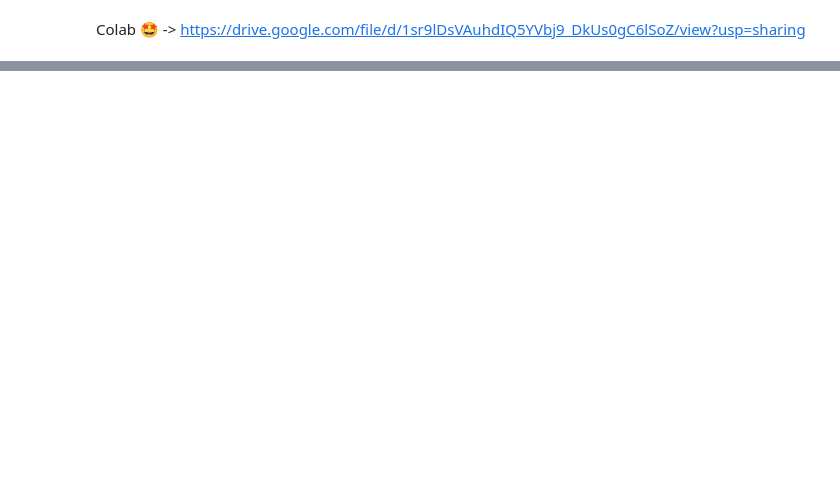
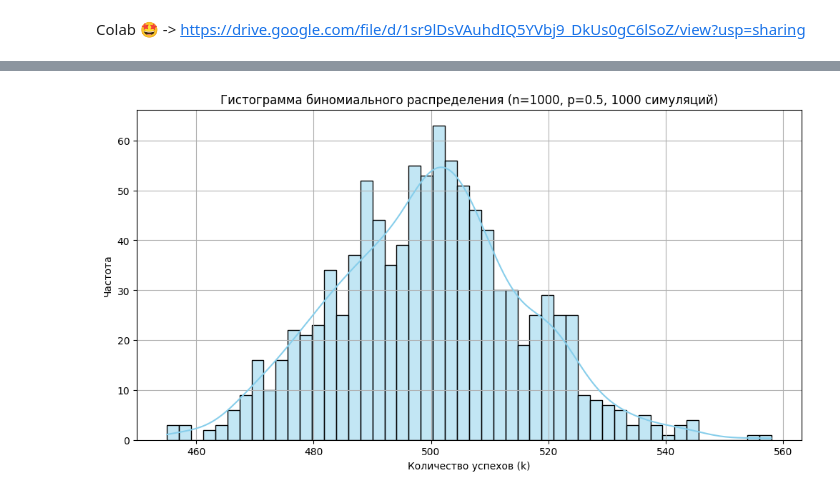
Before and after one commit to replicaCortex/Keres, a Jupyter notebook: math/Пуасон_Муавр.ipynb, the cells around one changed output, grey strips where cells are left out. Drawn from its saved outputs; the diff is of its cells as text; code cells hidden in the pictures; blank space fills up the shorter version.

```diff
--- a/math/Пуасон_Муавр.ipynb
+++ b/math/Пуасон_Муавр.ipynb
@@ -138,0 +58,23 @@ plt.show()
+# %%
+import numpy as np
+import matplotlib.pyplot as plt
+from scipy.stats import binom
+import seaborn as sns
+
+n = 1000     # Количество испытаний
+p = 0.5     # Вероятность успеха в одном испытании
+num_simulations = 1000  # Количество симуляций
+
+# 1. Генерируем случайные данные из биномиального распределения
+simulated_data = binom.rvs(n, p, size=num_simulations)
+
+# 2. Строим гистограмму этих данных
+fig = plt.figure(figsize=(12, 6))
+sns.histplot(simulated_data, bins=50, kde=True, color='skyblue')  # kde=True для оценки плотности
+plt.xlabel("Количество успехов (k)")
+plt.ylabel("Частота")
+plt.title(f"Гистограмма биномиального распределения (n={n}, p={p}, {num_simulations} симуляций)")
+plt.grid(True)
+plt.show()
+# %% [output]
+[figure, added]
```
Also changed, not shown: parts of 4 cells of this notebook, 2 other files.
